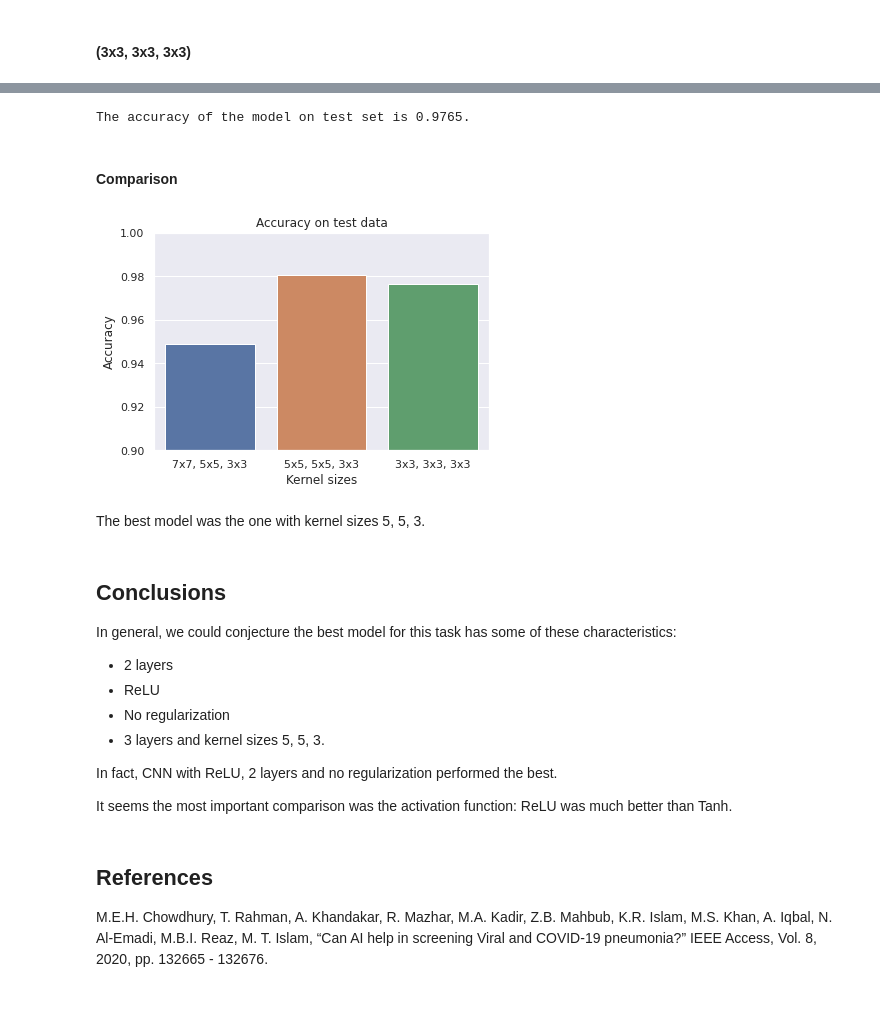
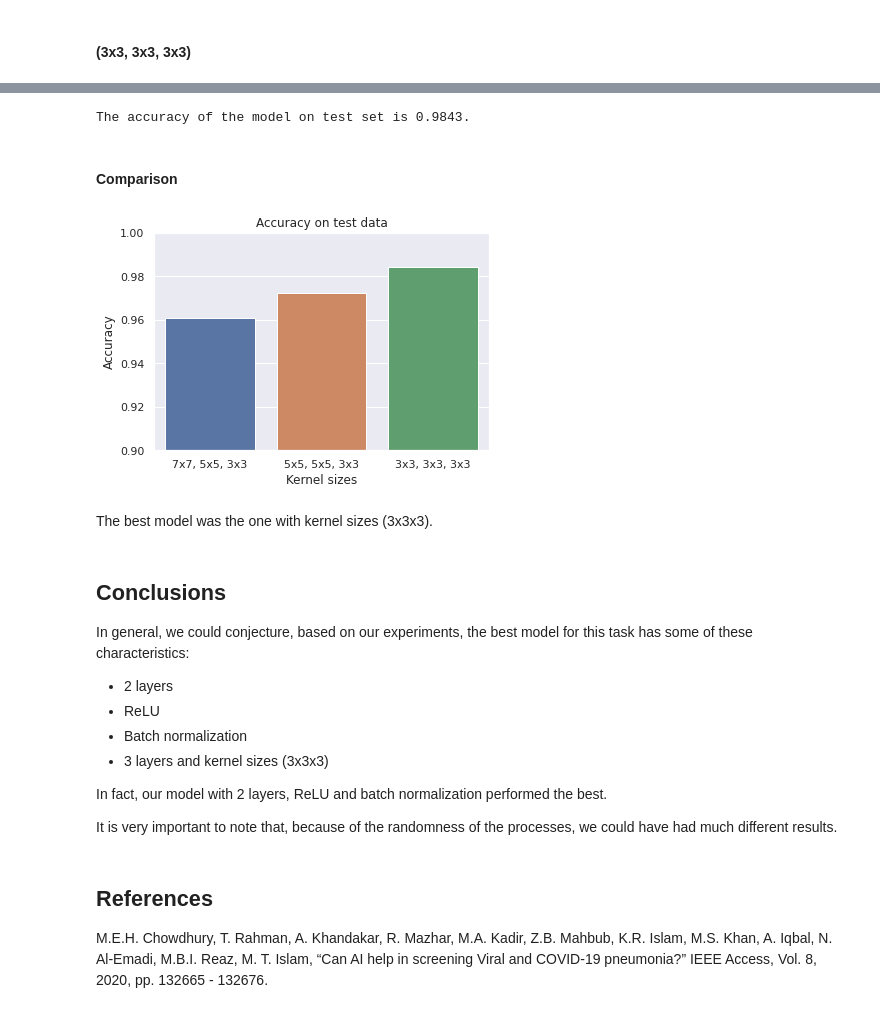
Before and after one commit to lucasresck/deep-learning-and-applications, a Jupyter notebook: cnn/cnn_comparison.ipynb, the cells around one changed output, grey strips where cells are left out. Saved outputs shown, nothing was run; the diff lists cells and outputs as text; code cells hidden in the pictures.

```diff
--- a/cnn/cnn_comparison.ipynb
+++ b/cnn/cnn_comparison.ipynb
@@ -882,21 +710,12 @@ The accuracy of the model on test set is 0.9490.
 class CNN_553(nn.Module):
     def __init__(self):
         super().__init__()
-        self.conv1 = nn.Conv2d(
-            in_channels=3,
-            out_channels=16,
-            kernel_size=5,
-            stride=1,
-            padding=2
-        )
+        self.conv1 = nn.Conv2d(3, 16, 5, 1, 2)
         self.relu = nn.ReLU()
-        self.pool = nn.MaxPool2d(kernel_size=2)
+        self.pool = nn.MaxPool2d(2)
         self.conv2 = nn.Conv2d(16, 32, 5, 1, 2)
         self.conv3 = nn.Conv2d(32, 32, 3, 1, 1)
-        self.linear1 = nn.Linear(
-            in_features=32*32*32,
-            out_features=64
-        )
+        self.linear1 = nn.Linear(32*32*32, 64)
         self.linear2 = nn.Linear(64, 2)
 
     def forward(self, x):
@@ -941,0 +748,2 @@ The accuracy of the model on test set is 0.9804.
+# %%
+acc_kernel.append(test(cnn_553))
@@ -945,21 +755,12 @@ The accuracy of the model on test set is 0.9804.
 class CNN_333(nn.Module):
     def __init__(self):
         super().__init__()
-        self.conv1 = nn.Conv2d(
-            in_channels=3,
-            out_channels=16,
-            kernel_size=1,
-            stride=1,
-            padding=1
-        )
+        self.conv1 = nn.Conv2d(3, 16, 1, 1, 1)
         self.relu = nn.ReLU()
-        self.pool = nn.MaxPool2d(kernel_size=2)
+        self.pool = nn.MaxPool2d(2)
         self.conv2 = nn.Conv2d(16, 32, 3, 1, 1)
         self.conv3 = nn.Conv2d(32, 32, 3, 1, 1)
-        self.linear1 = nn.Linear(
-            in_features=32*32*32,
-            out_features=64
-        )
+        self.linear1 = nn.Linear(32*32*32, 64)
         self.linear2 = nn.Linear(64, 2)
 
     def forward(self, x):
@@ -1016,33 +793,33 @@ Epoch [5/5], Mean loss: 0.0465, Val loss: 0.0441, Val acc: 0.976
-# %%
-test(cnn_333)
-# %% [output]
-The accuracy of the model on test set is 0.9765.
+# %%
+acc_kernel.append(test(cnn_333))
+# %% [output]
+The accuracy of the model on test set is 0.9843.
 # %% [markdown]
 #### Comparison
 # %%
 fig, ax = plt.subplots(1, 1)
-sns.barplot(x=['7x7, 5x5, 3x3', '5x5, 5x5, 3x3', '3x3, 3x3, 3x3'], y=[0.9490, 0.9804, 0.9765], ax=ax)
+sns.barplot(x=['7x7, 5x5, 3x3', '5x5, 5x5, 3x3', '3x3, 3x3, 3x3'], y=acc_kernel, ax=ax)
 plt.title('Accuracy on test data')
 plt.xlabel('Kernel sizes')
 plt.ylabel('Accuracy')
 plt.ylim([0.9, 1])
 plt.show()
 # %% [output]
-[figure, old version]
+[figure, new version]
 # %% [markdown]
-The best model was the one with kernel sizes 5, 5, 3.
+The best model was the one with kernel sizes (3x3x3).
 # %% [markdown]
 ## Conclusions
 
-In general, we could conjecture the best model for this task has some of these characteristics:
+In general, we could conjecture, based on our experiments, the best model for this task has some of these characteristics:
 - 2 layers
 - ReLU
-- No regularization
-- 3 layers and kernel sizes 5, 5, 3.
+- Batch normalization
+- 3 layers and kernel sizes (3x3x3)
 
-In fact, CNN with ReLU, 2 layers and no regularization performed the best.
+In fact, our model with 2 layers, ReLU and batch normalization performed the best.
 
-It seems the most important comparison was the activation function: ReLU was much better than Tanh.
+It is very important to note that, because of the randomness of the processes, we could have had much different results.
 # %% [markdown]
 ## References
 
```
Also changed, not shown: parts of 64 cells of this notebook.
